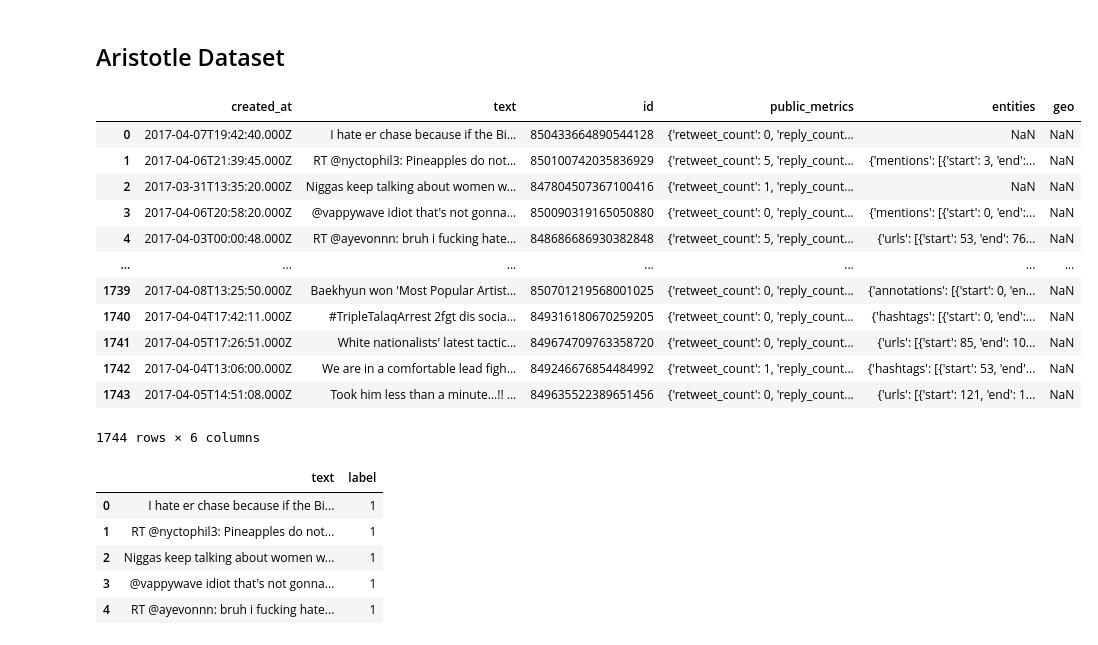
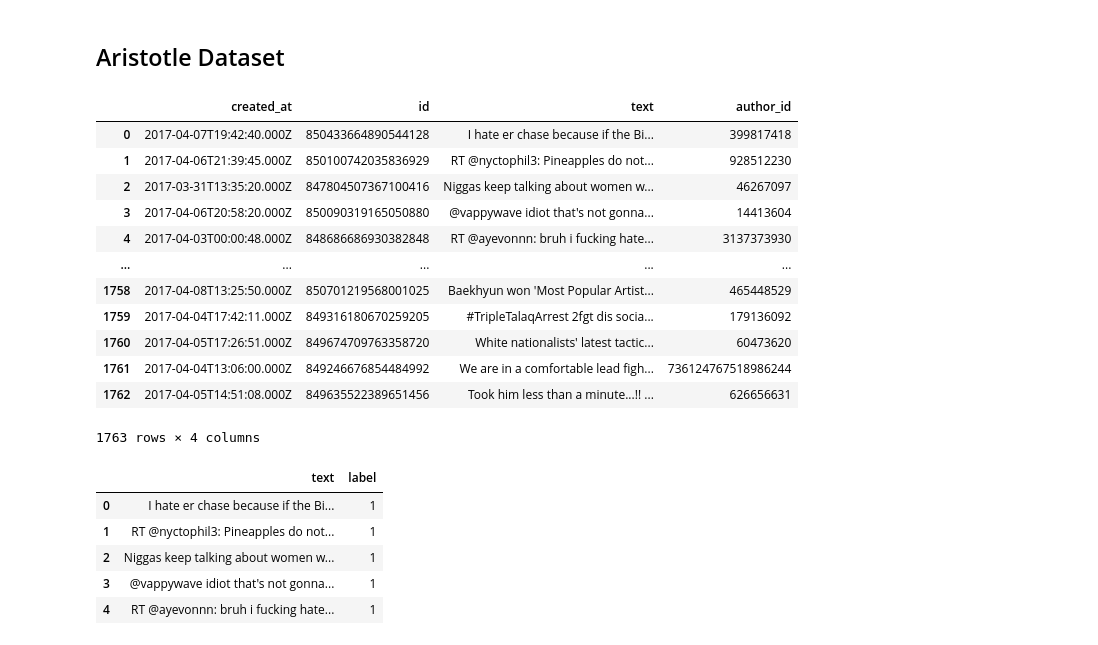
Before and after one commit to datascisteven/Automated-Hate-Tweet-Detection, a Jupyter notebook: notebooks/balanced.ipynb, the cells around one changed output. Saved outputs shown, nothing was run; the diff lists cells and outputs as text; code cells hidden in the pictures.

```diff
--- a/notebooks/balanced.ipynb
+++ b/notebooks/balanced.ipynb
@@ -17,22 +17,22 @@ import mgp
 # %% [markdown]
 ## Aristotle Dataset
 # %%
-df1 = pickle.load(open("../pickle/aristotle_2.pickle", "rb"))
+df1 = pickle.load(open("../pickle/aristotle.pickle", "rb"))
 df1
 # %% [output]
-|  | created_at | text | id | public_metrics | entities | geo |
-| 0 | 2017-04-07T19:42:40.000Z | I hate er chase because if the Bi... | 850433664890544128 | {'retweet_count': 0, 'reply_count... | NaN | NaN |
-| 1 | 2017-04-06T21:39:45.000Z | RT @nyctophil3: Pineapples do not... | 850100742035836929 | {'retweet_count': 5, 'reply_count... | {'mentions': [{'start': 3, 'end':... | NaN |
-| 2 | 2017-03-31T13:35:20.000Z | Niggas keep talking about women w... | 847804507367100416 | {'retweet_count': 1, 'reply_count... | NaN | NaN |
-| 3 | 2017-04-06T20:58:20.000Z | @vappywave idiot that's not gonna... | 850090319165050880 | {'retweet_count': 0, 'reply_count... | {'mentions': [{'start': 0, 'end':... | NaN |
-| 4 | 2017-04-03T00:00:48.000Z | RT @ayevonnn: bruh i fucking hate... | 848686686930382848 | {'retweet_count': 5, 'reply_count... | {'urls': [{'start': 53, 'end': 76... | NaN |
-| ... | ... | ... | ... | ... | ... | ... |
-| 1739 | 2017-04-08T13:25:50.000Z | Baekhyun won 'Most Popular Artist... | 850701219568001025 | {'retweet_count': 0, 'reply_count... | {'annotations': [{'start': 0, 'en... | NaN |
-| 1740 | 2017-04-04T17:42:11.000Z | #TripleTalaqArrest 2fgt dis socia... | 849316180670259205 | {'retweet_count': 0, 'reply_count... | {'hashtags': [{'start': 0, 'end':... | NaN |
-| 1741 | 2017-04-05T17:26:51.000Z | White nationalists' latest tactic... | 849674709763358720 | {'retweet_count': 0, 'reply_count... | {'urls': [{'start': 85, 'end': 10... | NaN |
-| 1742 | 2017-04-04T13:06:00.000Z | We are in a comfortable lead figh... | 849246676854484992 | {'retweet_count': 1, 'reply_count... | {'hashtags': [{'start': 53, 'end'... | NaN |
-| 1743 | 2017-04-05T14:51:08.000Z | Took him less than a minute...!! ... | 849635522389651456 | {'retweet_count': 0, 'reply_count... | {'urls': [{'start': 121, 'end': 1... | NaN |
+|  | created_at | id | text | author_id |
+| 0 | 2017-04-07T19:42:40.000Z | 850433664890544128 | I hate er chase because if the Bi... | 399817418 |
+| 1 | 2017-04-06T21:39:45.000Z | 850100742035836929 | RT @nyctophil3: Pineapples do not... | 928512230 |
+| 2 | 2017-03-31T13:35:20.000Z | 847804507367100416 | Niggas keep talking about women w... | 46267097 |
+| 3 | 2017-04-06T20:58:20.000Z | 850090319165050880 | @vappywave idiot that's not gonna... | 14413604 |
+| 4 | 2017-04-03T00:00:48.000Z | 848686686930382848 | RT @ayevonnn: bruh i fucking hate... | 3137373930 |
+| ... | ... | ... | ... | ... |
+| 1758 | 2017-04-08T13:25:50.000Z | 850701219568001025 | Baekhyun won 'Most Popular Artist... | 465448529 |
+| 1759 | 2017-04-04T17:42:11.000Z | 849316180670259205 | #TripleTalaqArrest 2fgt dis socia... | 179136092 |
+| 1760 | 2017-04-05T17:26:51.000Z | 849674709763358720 | White nationalists' latest tactic... | 60473620 |
+| 1761 | 2017-04-04T13:06:00.000Z | 849246676854484992 | We are in a comfortable lead figh... | 736124767518986244 |
+| 1762 | 2017-04-05T14:51:08.000Z | 849635522389651456 | Took him less than a minute...!! ... | 626656631 |
-1744 rows × 6 columns
+1763 rows × 4 columns
 # %%
 df1['label'] = 1
 df1 = df1.drop(columns=['author_id', 'created_at', 'id'], axis=1)
```
Also changed, not shown: parts of 11 cells of this notebook, 16 other files.
